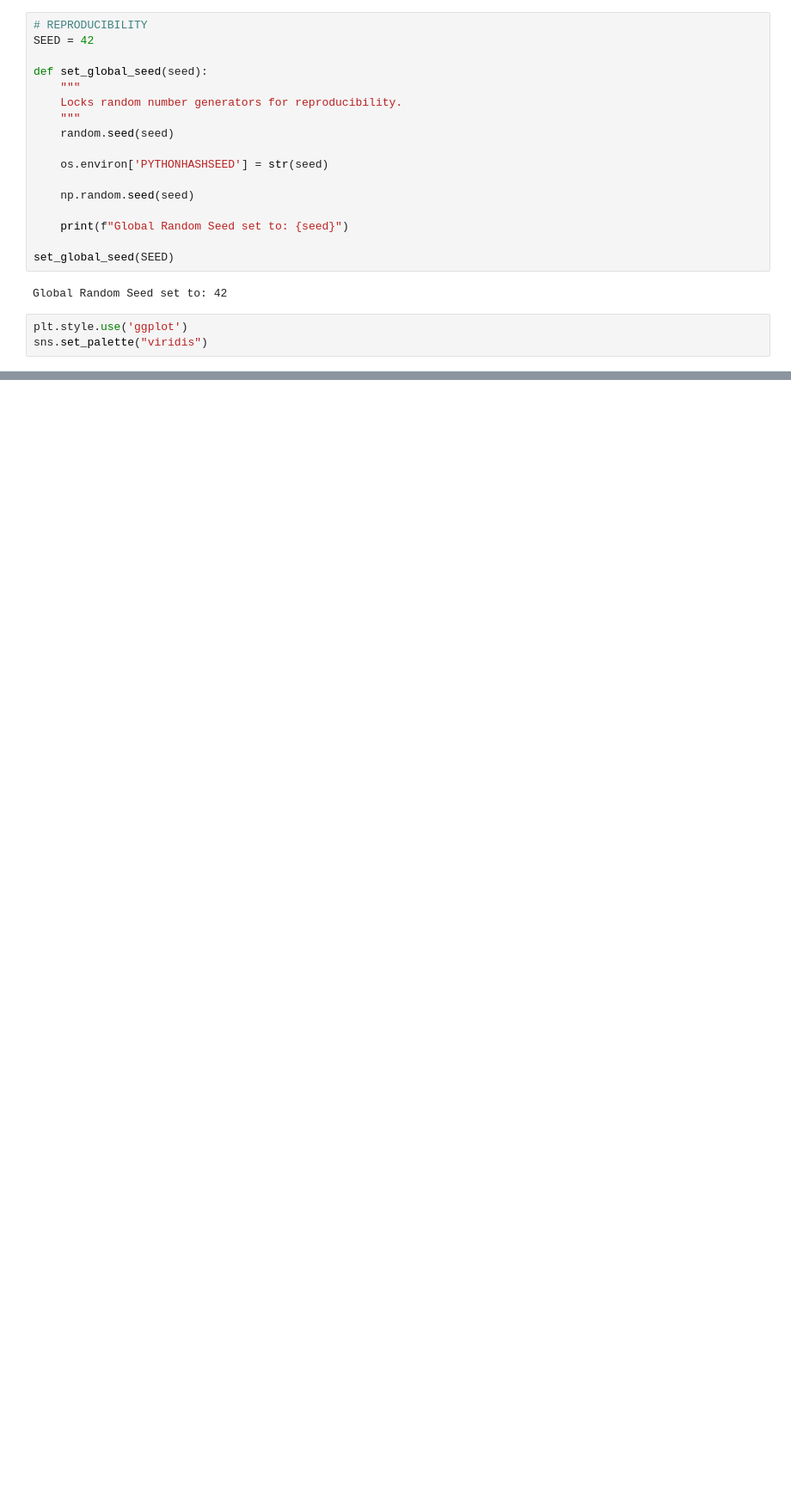
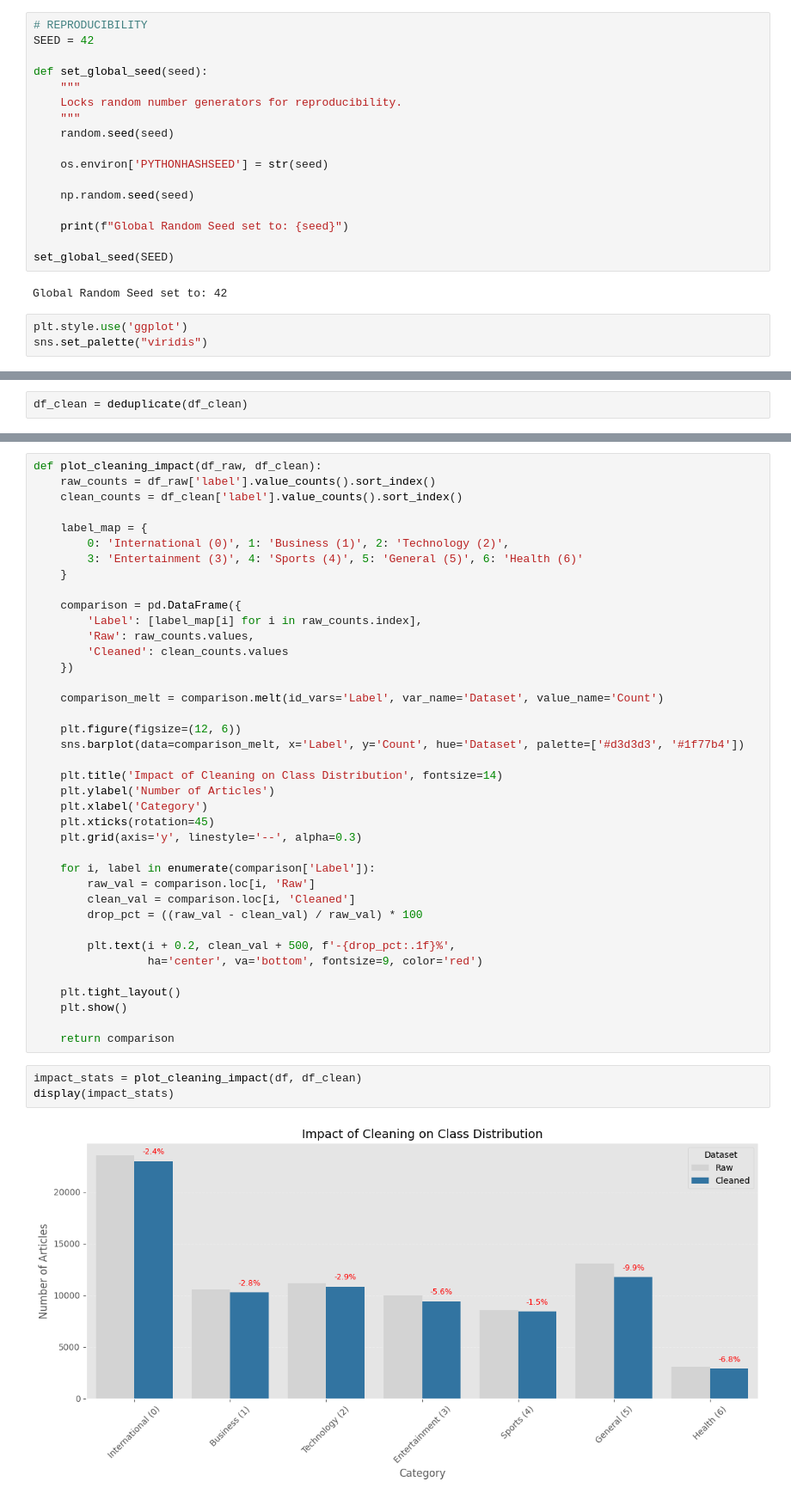
Before and after one commit to AgricolaC/DSML_News_Classification, a Jupyter notebook: eda.ipynb, the cells around one changed output, grey strips where cells are left out. Shown at 86% size. Drawn from its saved outputs; the diff is of its cells as text; blank space fills up the shorter version.

```diff
--- a/eda.ipynb
+++ b/eda.ipynb
@@ -903,0 +463,2 @@ Evaluation Rows with Artifacts: 482 (2.4%)
+# %%
+df_clean = deduplicate(df_clean)
@@ -903,0 +469,44 @@ Evaluation Rows with Artifacts: 482 (2.4%)
+# %%
+def plot_cleaning_impact(df_raw, df_clean):
+    raw_counts = df_raw['label'].value_counts().sort_index()
+    clean_counts = df_clean['label'].value_counts().sort_index()
+
+    label_map = {
+        0: 'International (0)', 1: 'Business (1)', 2: 'Technology (2)',
+        3: 'Entertainment (3)', 4: 'Sports (4)', 5: 'General (5)', 6: 'Health (6)'
+    }
+
+    comparison = pd.DataFrame({
+        'Label': [label_map[i] for i in raw_counts.index],
+        'Raw': raw_counts.values,
+        'Cleaned': clean_counts.values
+    })
+
+    comparison_melt = comparison.melt(id_vars='Label', var_name='Dataset', value_name='Count')
+
+    plt.figure(figsize=(12, 6))
+    sns.barplot(data=comparison_melt, x='Label', y='Count', hue='Dataset', palette=['#d3d3d3', '#1f77b4'])
+
+    plt.title('Impact of Cleaning on Class Distribution', fontsize=14)
+    plt.ylabel('Number of Articles')
+    plt.xlabel('Category')
+    plt.xticks(rotation=45)
+    plt.grid(axis='y', linestyle='--', alpha=0.3)
+
+    for i, label in enumerate(comparison['Label']):
+        raw_val = comparison.loc[i, 'Raw']
+        clean_val = comparison.loc[i, 'Cleaned']
+        drop_pct = ((raw_val - clean_val) / raw_val) * 100
+
+        plt.text(i + 0.2, clean_val + 500, f'-{drop_pct:.1f}%',
+                 ha='center', va='bottom', fontsize=9, color='red')
+
+    plt.tight_layout()
+    plt.show()
+
+    return comparison
+# %%
+impact_stats = plot_cleaning_impact(df, df_clean)
+display(impact_stats)
+# %% [output]
+[figure, added]
```
Also changed, not shown: parts of 125 cells of this notebook.
